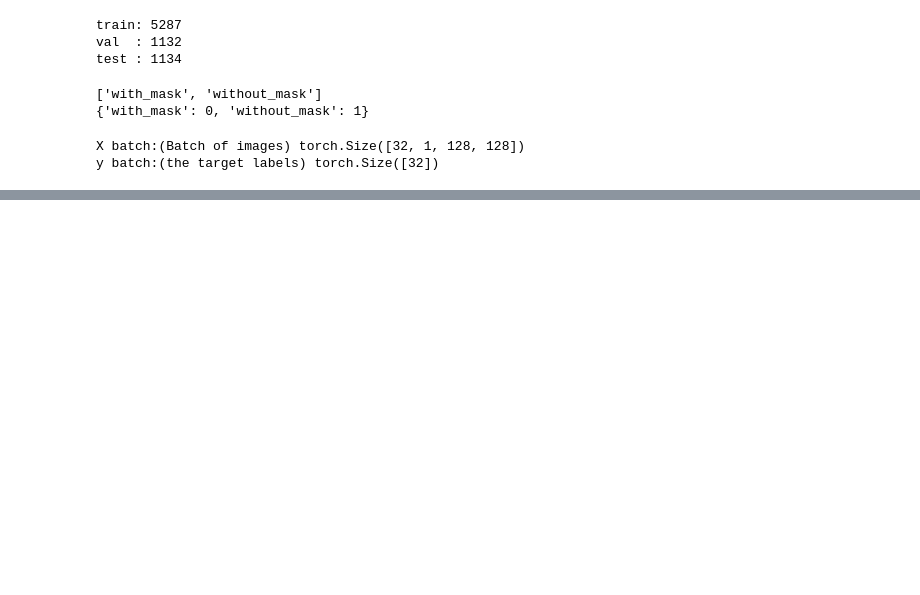
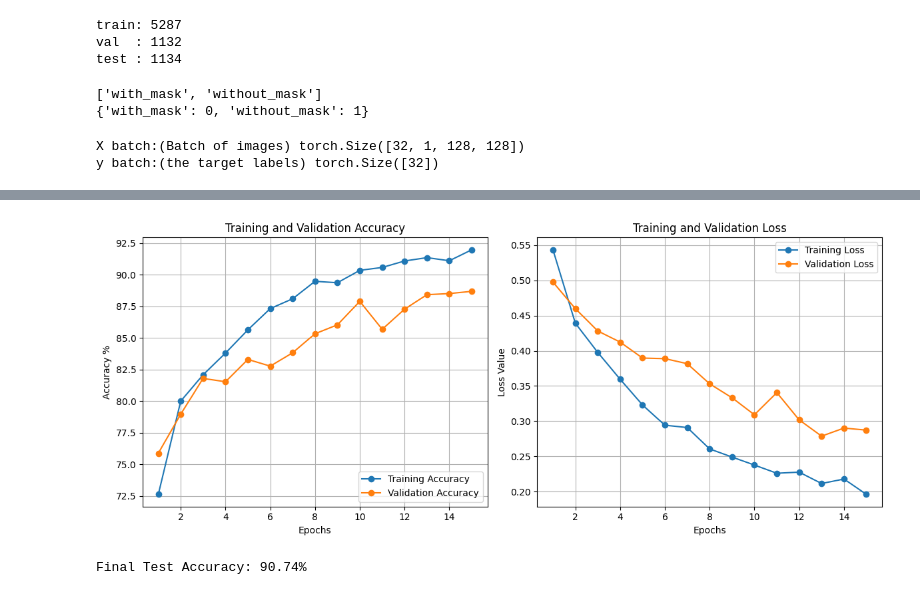
Before and after one commit to Mesterumit/Mask-detection_CNN, a Jupyter notebook: notebooks/mask_model.ipynb, the cells around one changed output, grey strips where cells are left out. Saved outputs shown, nothing was run; the diff lists cells and outputs as text; code cells hidden in the pictures; blank space fills up the shorter version.

```diff
--- a/notebooks/mask_model.ipynb
+++ b/notebooks/mask_model.ipynb
@@ -274,10 +232,13 @@ def train_model(
     val_loader: DataLoader,
     criterion: nn.Module,
     optimizer: optim.Optimizer,
-    epochs: int = 10,
+    epochs: int = 15,
     print_every: int = 1,
+    best_val_loss = float('inf'),
+    patience = 3,
+    trigger_times = 0
     device: torch.device = None
-) -> dict[str, list[float]]:
+)-> dict[str, list[float]]:
     '''Training loop for PyTorch classification model.
 
     Args:
@@ -285,9 +246,7 @@ def train_model(
                 If None, assumes data is already on the correct device.
     '''
 
-    best_val_loss = float('inf')
-    patience = 3
-    trigger_times = 0
+
     history = {'train_loss': [], 'val_loss': [], 'train_accuracy': [], 'val_accuracy': []}
 
     for epoch in range(epochs):
@@ -403,0 +415,65 @@ Training complete.
+# %%
+# ploting histories
+
+acc = history_exp1['train_accuracy']
+val_acc = history_exp1['val_accuracy']
+loss = history_exp1['train_loss']
+val_loss = history_exp1['val_loss']
+epochs_range = range(1, len(acc) + 1)
+
+plt.figure(figsize=(12, 5))
+
+# Plot Accuracy
+plt.subplot(1, 2, 1)
+plt.plot(epochs_range , acc, label='Training Accuracy', marker='o')
+plt.plot(epochs_range, val_acc, label='Validation Accuracy', marker='o')
+plt.title('Training and Validation Accuracy')
+plt.xlabel('Epochs')
+plt.ylabel('Accuracy %')
+plt.legend(loc='lower right')
+plt.grid(True)
+
+# Plot Loss
+plt.subplot(1, 2, 2)
+plt.plot(epochs_range, loss, label='Training Loss', marker='o')
+plt.plot(epochs_range , val_loss, label='Validation Loss', marker='o')
+plt.title('Training and Validation Loss')
+plt.xlabel('Epochs')
+plt.ylabel('Loss Value')
+plt.legend(loc='upper right')
+plt.grid(True)
+
+plt.tight_layout()
+plt.show()
+# %% [output]
+[figure, added]
+# %%
+# evaluating
+model.load_state_dict(torch.load('best_model.pth', map_location='cpu'))
+model.eval()
+
+test_correct = 0
+test_total = 0
+y_true = []
+y_pred = []
+
+# 2. Run the Test Loop
+with torch.no_grad():
+    for images, labels in test_loader:
+        images = images.to(device)
+        outputs = model(images)
+
+        _, predicted = torch.max(outputs, 1)
+
+        # Track Accuracy
+        test_total += labels.size(0)
+        test_correct += (predicted == labels).sum().item()
+
+        # Track for Confusion Matrix
+        y_true.extend(labels.cpu().numpy())
+        y_pred.extend(predicted.cpu().numpy())
+
+final_test_acc = 100 * test_correct / test_total
+print(f"Final Test Accuracy: {final_test_acc:.2f}%")
+# %% [output]
+Final Test Accuracy: 90.74%
```
Also changed, not shown: parts of 9 cells of this notebook, 2 other files.
